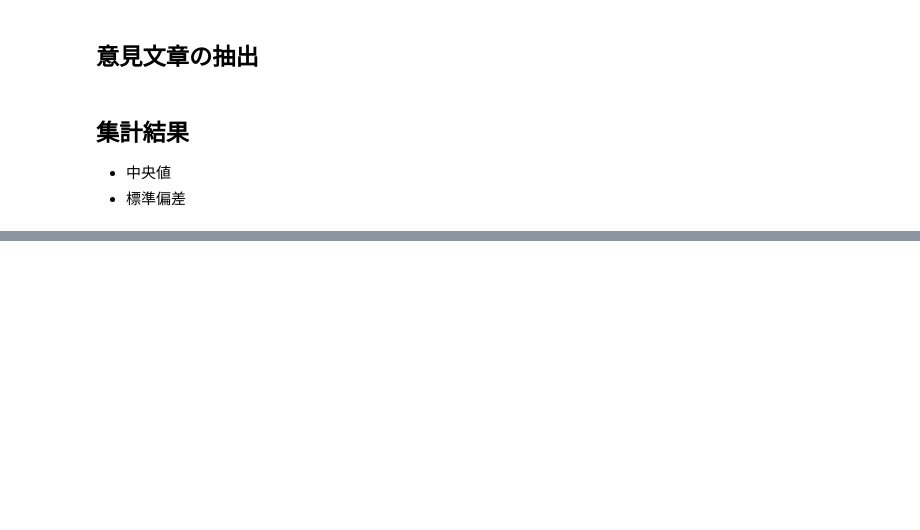
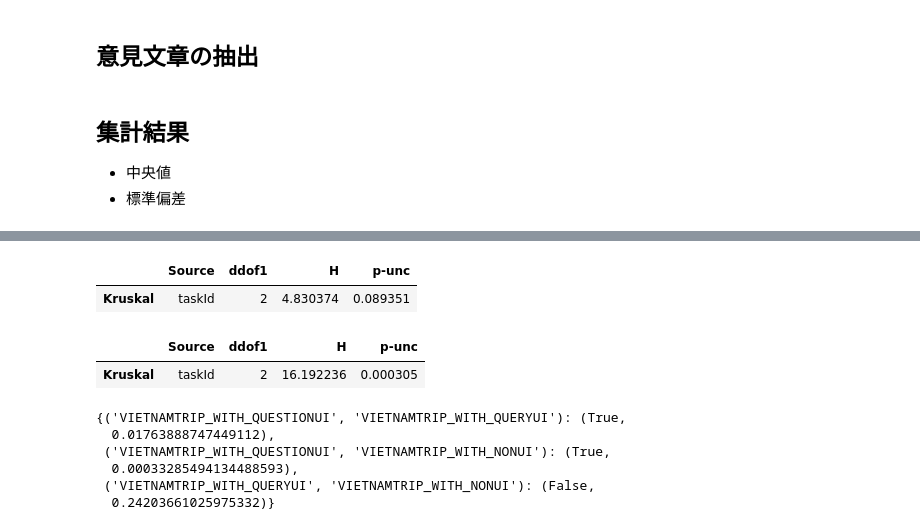
Before and after one commit to oxyu8/q-analysis, a Jupyter notebook: main.ipynb, the cells around one changed output, grey strips where cells are left out. Saved outputs shown, nothing was run; the diff lists cells and outputs as text; code cells hidden in the pictures; blank space fills up the shorter version.

```diff
--- a/main.ipynb
+++ b/main.ipynb
@@ -472,0 +618,71 @@ get_target_column_median_and_std(
+# %%
+# クエリ発行回数
+query_count_sql = """
+select
+    users.crowdId, users.taskId, count(users.crowdId) as query_count
+from
+    queryLogs as ql
+inner join
+    users on ql.crowdId = users.crowdId
+group by
+    users.crowdId, users.taskId
+"""
+
+# 問いかけ群以外
+query_count_df = get_dataframe_from_db(query_count_sql, DB_CONFIG)
+query_count_df_without_invalid_user = get_dataframe_without_invalid_user(
+    query_count_df, valid_user_crowdIds)
+
+# 問いかけ群
+q_query_count_df = get_dataframe_from_db(query_count_sql, QUESTION_DB_CONFIG)
+q_query_count_df_without_invalid_user = get_dataframe_without_invalid_user(
+    q_query_count_df, q_valid_user_crowdIds)
+
+# 大気汚染
+airPollution_query_count_df = query_count_df_without_invalid_user[
+    query_count_df_without_invalid_user['taskId'].isin(AIRPOLLUTION_UI_CONDITION)
+]
+q_airPollution_query_count_df = q_query_count_df_without_invalid_user[
+    q_query_count_df_without_invalid_user['taskId'].isin(['AIRPOLLUTION_WITH_QUESTIONUI'])
+]
+all_condition_airPollution_query_count_df = pd.concat(
+    [airPollution_query_count_df, q_airPollution_query_count_df])
+anova_result = kruskal(
+    data=all_condition_airPollution_query_count_df,
+    dv="query_count",
+    between='taskId'
+)
+display(anova_result)
+if int(anova_result['p-unc'] < 0.05):
+    mcomp_result = do_multiple_comparison_with_FDR_airPollution(
+        all_condition_airPollution_query_count_df, target_value='query_count')
+    display(mcomp_result)
+
+# ベトナム旅行
+vietnam_query_count_df = query_count_df_without_invalid_user[
+    query_count_df_without_invalid_user['taskId'].isin(VIETNAMTRIP_UI_CONDITION)
+]
+q_vietnam_query_count_df = q_query_count_df_without_invalid_user[
+    q_query_count_df_without_invalid_user['taskId'].isin(['VIETNAMTRIP_WITH_QUESTIONUI'])
+]
+all_condition_vietnam_query_count_df = pd.concat([
+    vietnam_query_count_df,
+    q_vietnam_query_count_df
+])
+anova_result = kruskal(data=all_condition_vietnam_query_count_df, dv="query_count", between='taskId')
+display(anova_result)
+if int(anova_result['p-unc'] < 0.05):
+    mcomp_result = do_multiple_comparison_with_FDR_vietnam(
+    all_condition_vietnam_query_count_df, target_value='query_count')
+    display(mcomp_result)
+# %% [output]
+|  | Source | ddof1 | H | p-unc |
+| Kruskal | taskId | 2 | 4.830374 | 0.089351 |
+|  | Source | ddof1 | H | p-unc |
+| Kruskal | taskId | 2 | 16.192236 | 0.000305 |
+{('VIETNAMTRIP_WITH_QUESTIONUI', 'VIETNAMTRIP_WITH_QUERYUI'): (True,
+  0.01763888747449112),
+ ('VIETNAMTRIP_WITH_QUESTIONUI', 'VIETNAMTRIP_WITH_NONUI'): (True,
+  0.00033285494134488593),
+ ('VIETNAMTRIP_WITH_QUERYUI', 'VIETNAMTRIP_WITH_NONUI'): (False,
+  0.24203661025975332)}
```
Also changed, not shown: parts of 9 cells of this notebook.
